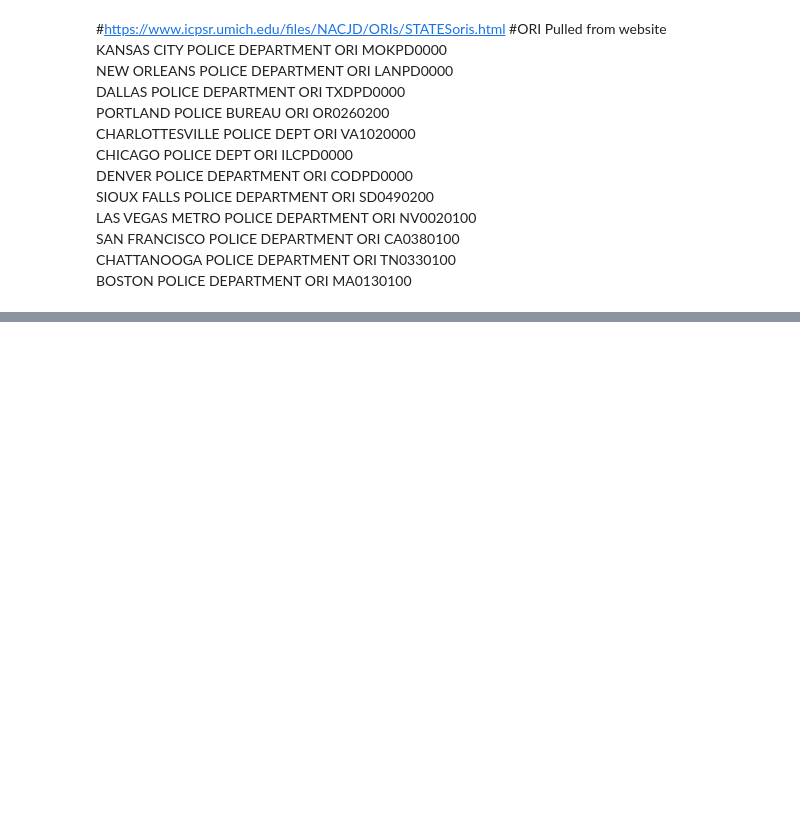
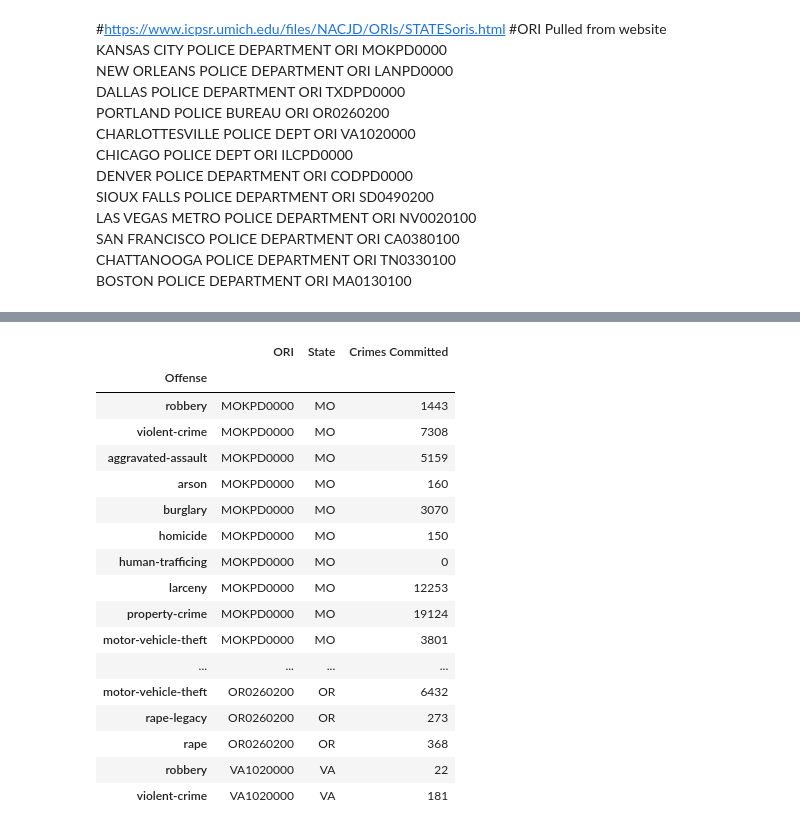
Before and after one commit to meghanvl/project_won, a Jupyter notebook: ORI_Data.ipynb, the cells around one changed output, grey strips where cells are left out. Drawn from its saved outputs; the diff is of its cells as text; code cells hidden in the pictures; blank space fills up the shorter version.

```diff
--- a/ORI_Data.ipynb
+++ b/ORI_Data.ipynb
@@ -29,0 +767,21 @@ BOSTON POLICE DEPARTMENT ORI MA0130100
+# %%
+crime_all_df.head(50)
+# %% [output]
+|  | ORI | State | Crimes Committed |
+| Offense |  |  |  |
+| robbery | MOKPD0000 | MO | 1443 |
+| violent-crime | MOKPD0000 | MO | 7308 |
+| aggravated-assault | MOKPD0000 | MO | 5159 |
+| arson | MOKPD0000 | MO | 160 |
+| burglary | MOKPD0000 | MO | 3070 |
+| homicide | MOKPD0000 | MO | 150 |
+| human-trafficing | MOKPD0000 | MO | 0 |
+| larceny | MOKPD0000 | MO | 12253 |
+| property-crime | MOKPD0000 | MO | 19124 |
+| motor-vehicle-theft | MOKPD0000 | MO | 3801 |
+| ... | ... | ... | ... |
+| motor-vehicle-theft | OR0260200 | OR | 6432 |
+| rape-legacy | OR0260200 | OR | 273 |
+| rape | OR0260200 | OR | 368 |
+| robbery | VA1020000 | VA | 22 |
+| violent-crime | VA1020000 | VA | 181 |
```
Also changed, not shown: parts of 62 cells of this notebook.
